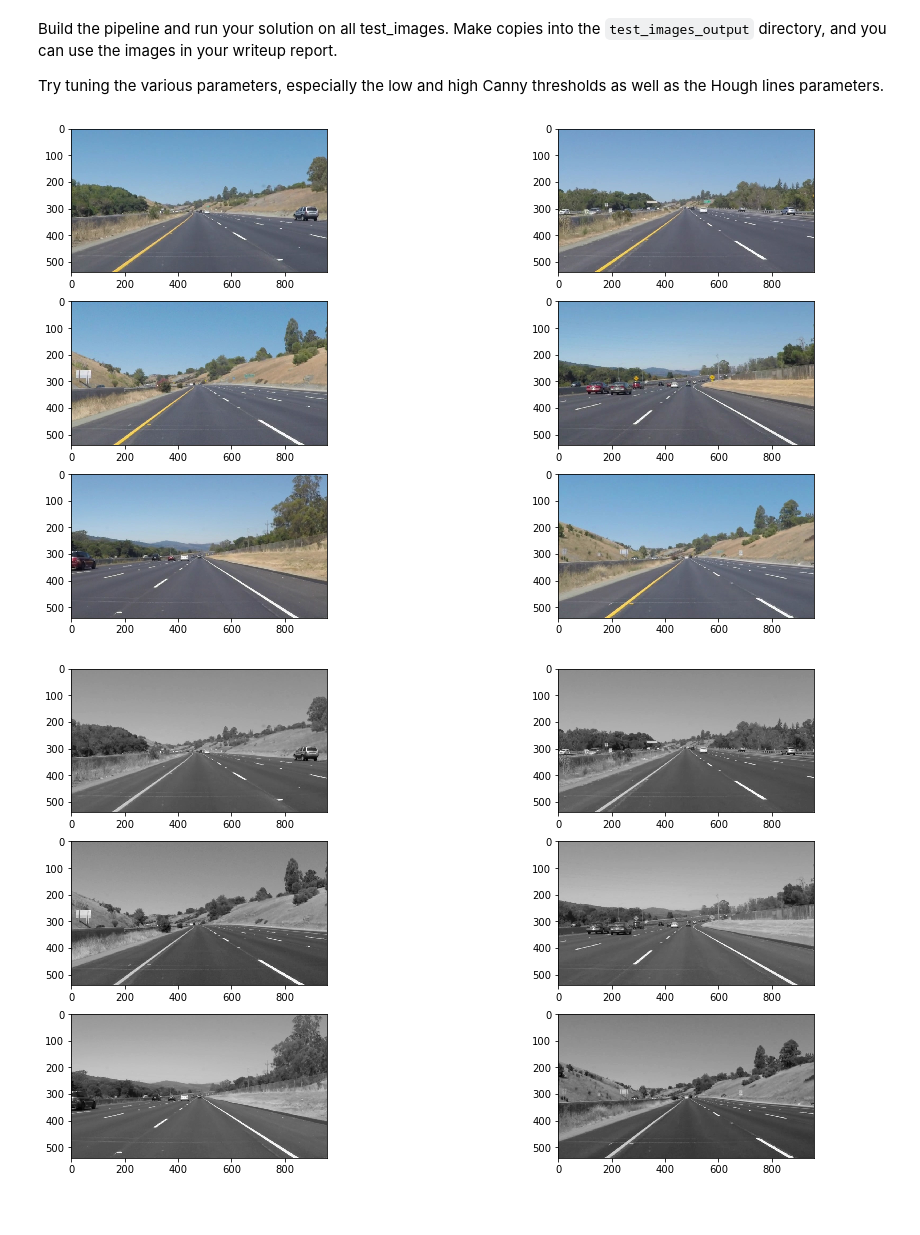
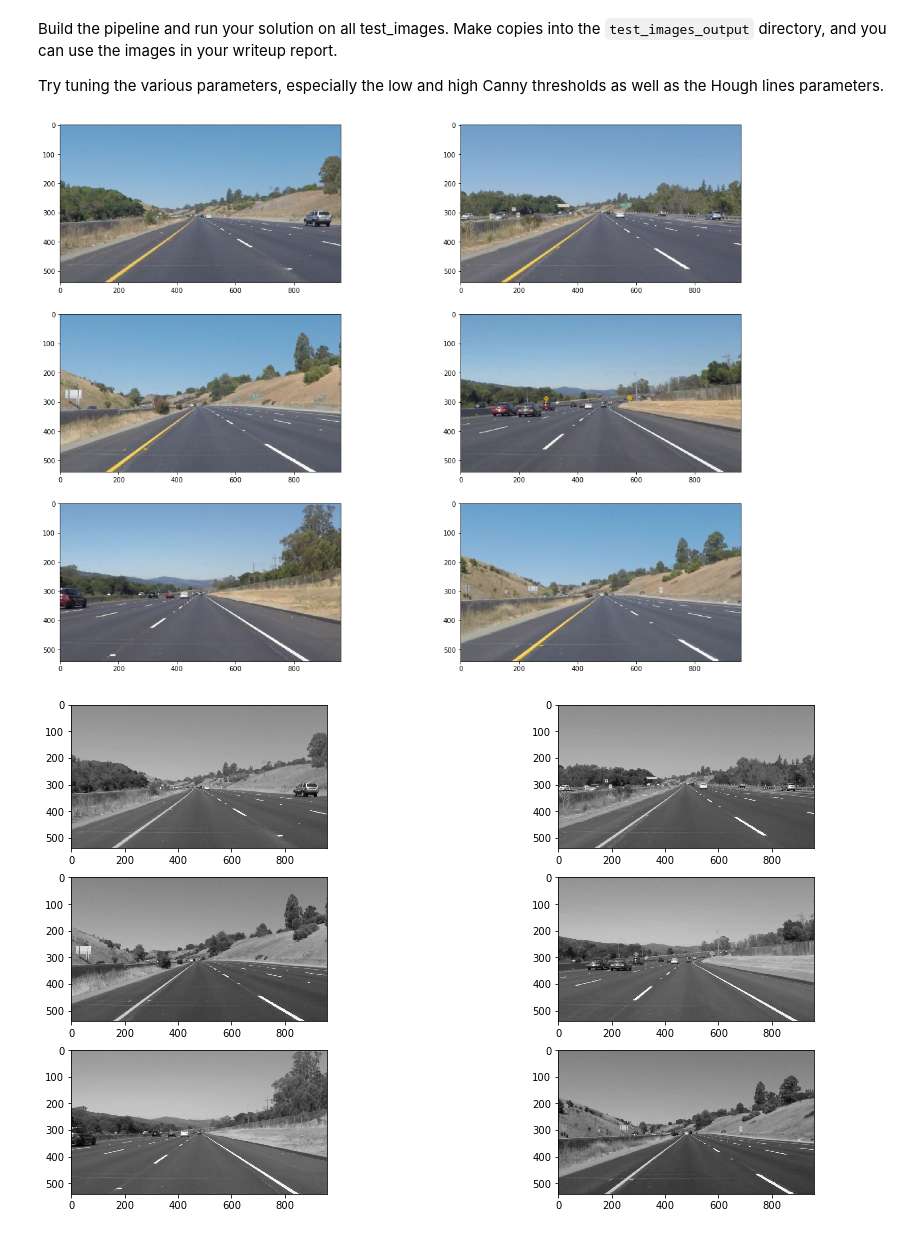
Before and after one commit to joshwadd/Lane-Line-Identification, a Jupyter notebook: Lane-Line-identification.ipynb, the cells around one changed output. Drawn from its saved outputs; the diff is of its cells as text; code cells hidden in the pictures.

```diff
--- a/Lane-Line-identification.ipynb
+++ b/Lane-Line-identification.ipynb
@@ -250,18 +250,20 @@ def weighted_img(img, initial_img, α=0.8, β=1., λ=0.):
     """
     return cv2.addWeighted(initial_img, α, img, β, λ)
 
-def show_images(images, cols=3, colour_map=None):
+def show_images(images, cols=3, save=False):
+    cmap = None
     columns = cols
-    cmap = colour_map
     rows = (len(images)+1)//cols
 
-    plt.figure(figsize=(16,9))
+    plt.figure(figsize=(20,15))
     for i,image in enumerate(images):
         plt.subplot(rows,columns, i+1)
         if len(image.shape) == 2:
             cmap = 'gray'
         plt.subplot(rows,cols,i+1)
         plt.imshow(image, cmap=cmap)
+    if save:
+        plt.savefig('image_output/output2.png')
     plt.show()
 # %% [markdown]
 ## Test Images
@@ -322,10 +324,10 @@ def lane_line_process(image):
 # %%
 #Create list of input images and print them out
 input_images = [mpimg.imread(img_path) for img_path in glob.glob("test_images/*")]
 
-show_images(input_images, cols=2, colour_map='gray')
+show_images(input_images, cols=2, save=True)
 # %% [output]
-[figure, old version]
+[figure, new version]
 # %%
 gray_scale_images = list(map(grayscale, input_images))
 show_images(gray_scale_images, cols=2)
```
